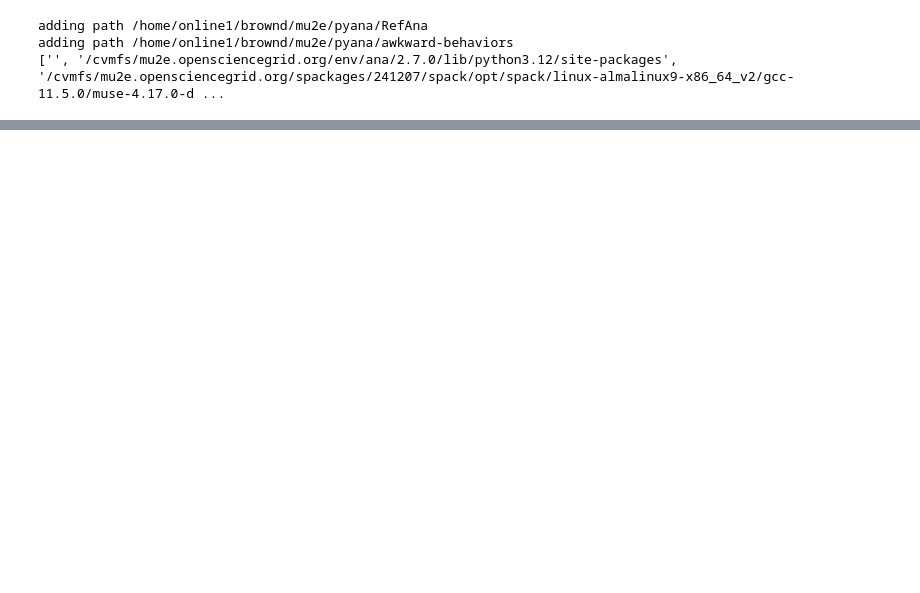
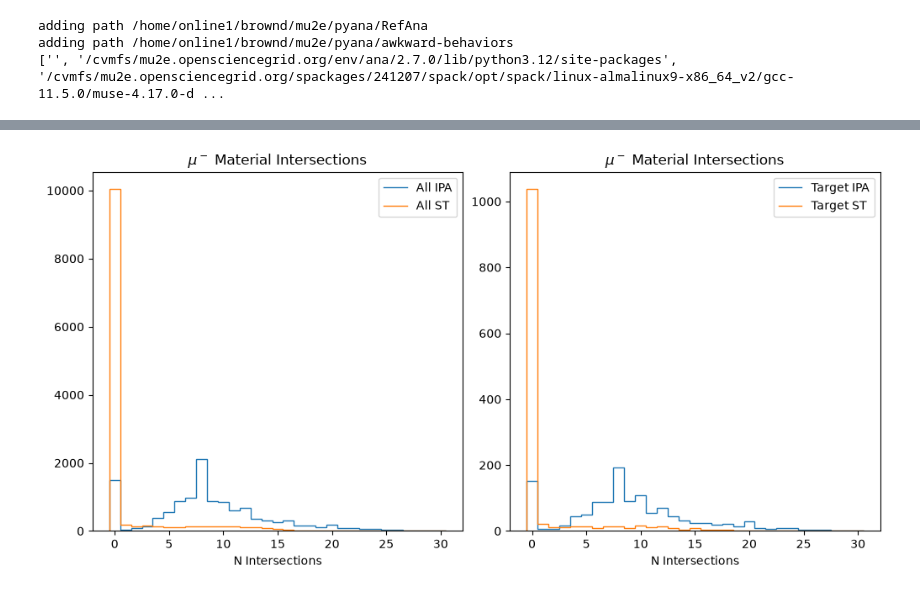
Before and after one commit to LBLmu2e/RefAna, a Jupyter notebook: PlotReflections.ipynb, the cells around one changed output, grey strips where cells are left out. Drawn from its saved outputs; the diff is of its cells as text; code cells hidden in the pictures; blank space fills up the shorter version.

```diff
--- a/PlotReflections.ipynb
+++ b/PlotReflections.ipynb
@@ -50,0 +71,4 @@ refplot.PlotQuality()
+# %%
+refplot.PlotIntersections()
+# %% [output]
+[figure, added]
```
Also changed, not shown: parts of 9 cells of this notebook, 4 other files.
